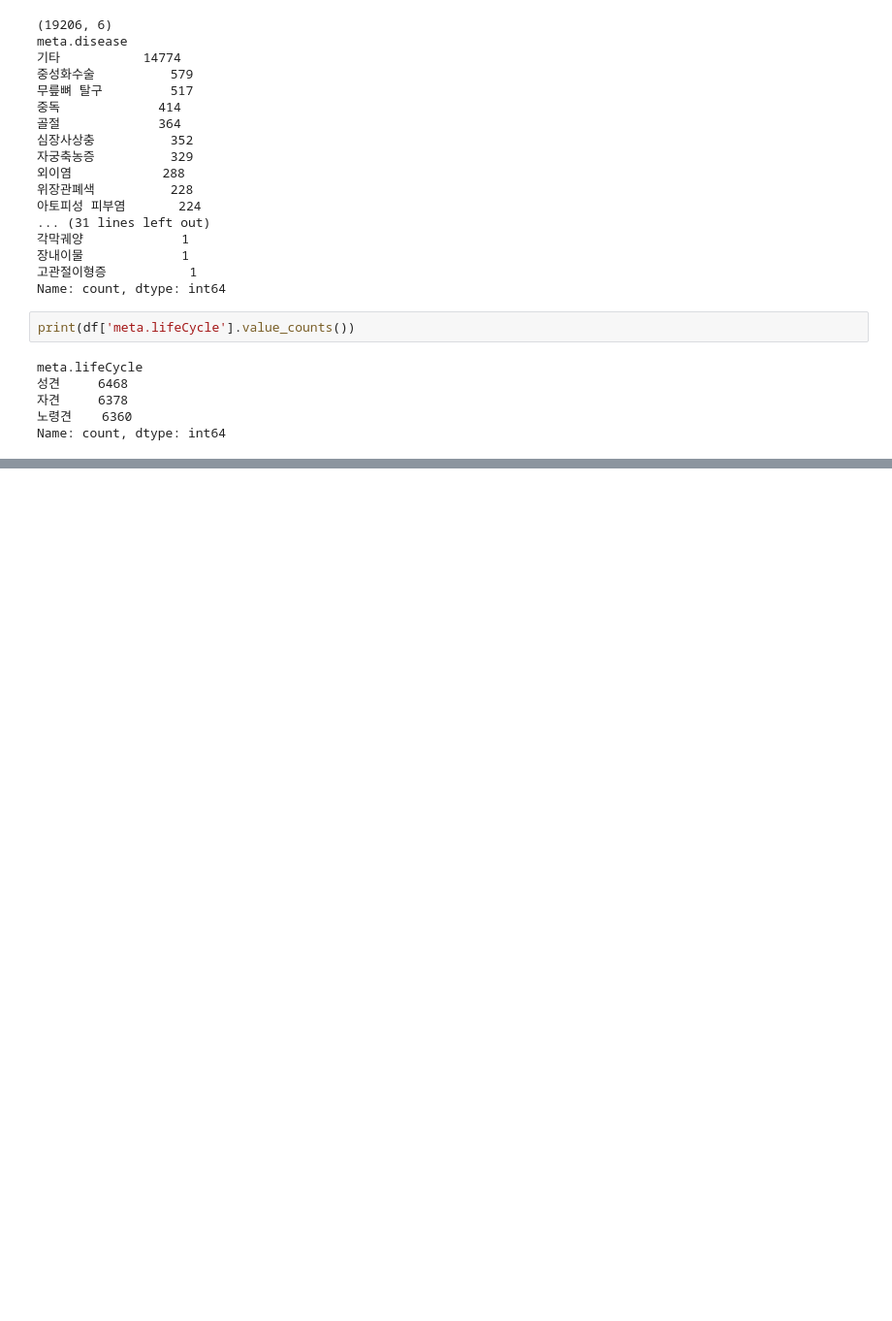
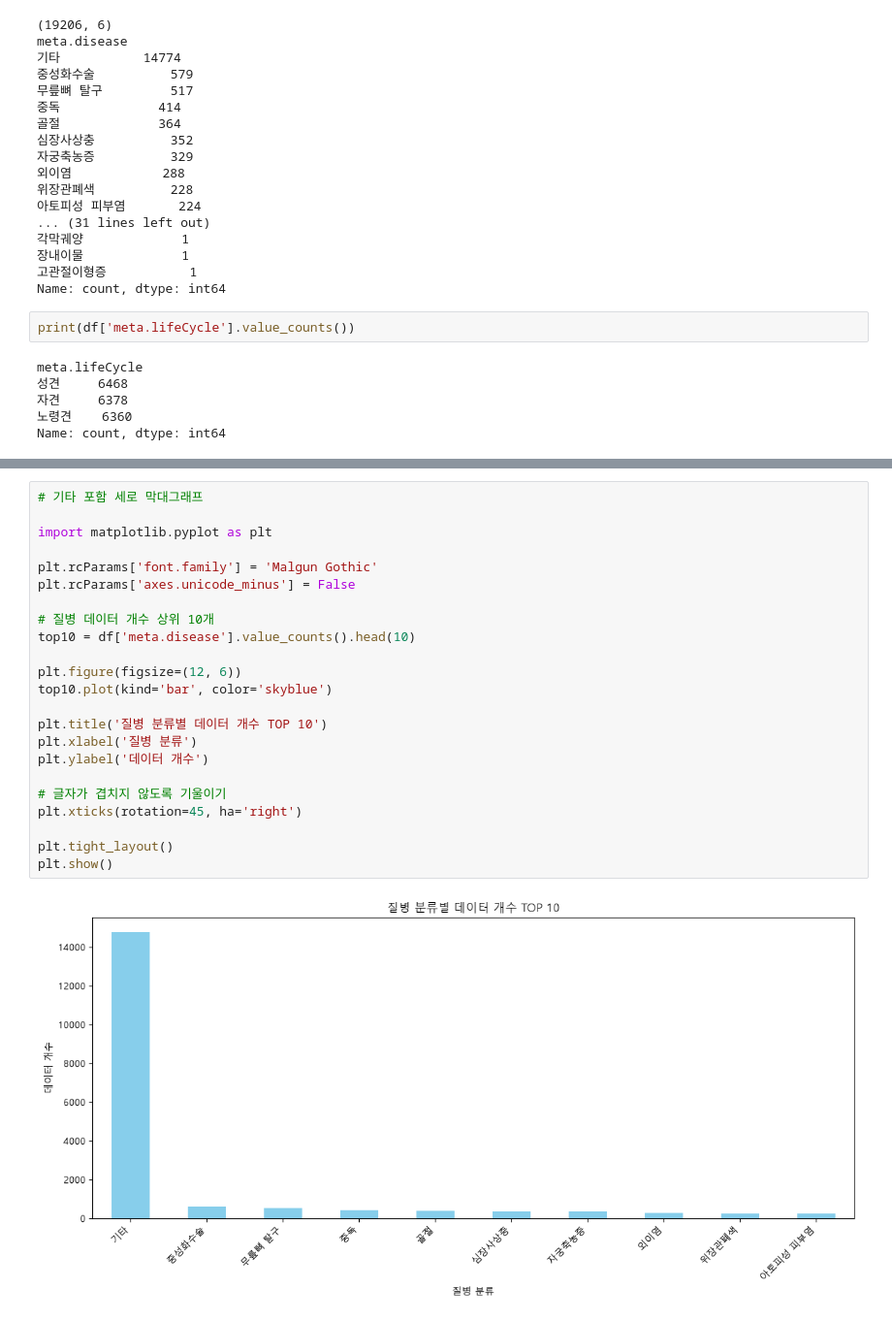
Before and after one commit to encore-ai-campus/mle-01-p1-team2, a Jupyter notebook: notebooks/data_analysis.ipynb, the cells around one changed output, grey strips where cells are left out. Shown at 97% size. Saved outputs shown, nothing was run; the diff lists cells and outputs as text; blank space fills up the shorter version.

```diff
--- a/notebooks/data_analysis.ipynb
+++ b/notebooks/data_analysis.ipynb
@@ -91,0 +119,25 @@ Name: count, dtype: int64
+# %%
+# 기타 포함 세로 막대그래프
+
+import matplotlib.pyplot as plt
+
+plt.rcParams['font.family'] = 'Malgun Gothic'
+plt.rcParams['axes.unicode_minus'] = False
+
+# 질병 데이터 개수 상위 10개
+top10 = df['meta.disease'].value_counts().head(10)
+
+plt.figure(figsize=(12, 6))
+top10.plot(kind='bar', color='skyblue')
+
+plt.title('질병 분류별 데이터 개수 TOP 10')
+plt.xlabel('질병 분류')
+plt.ylabel('데이터 개수')
+
+# 글자가 겹치지 않도록 기울이기
+plt.xticks(rotation=45, ha='right')
+
+plt.tight_layout()
+plt.show()
+# %% [output]
+[figure, added]
```
Also changed, not shown: parts of 15 cells of this notebook, 1 other file.
